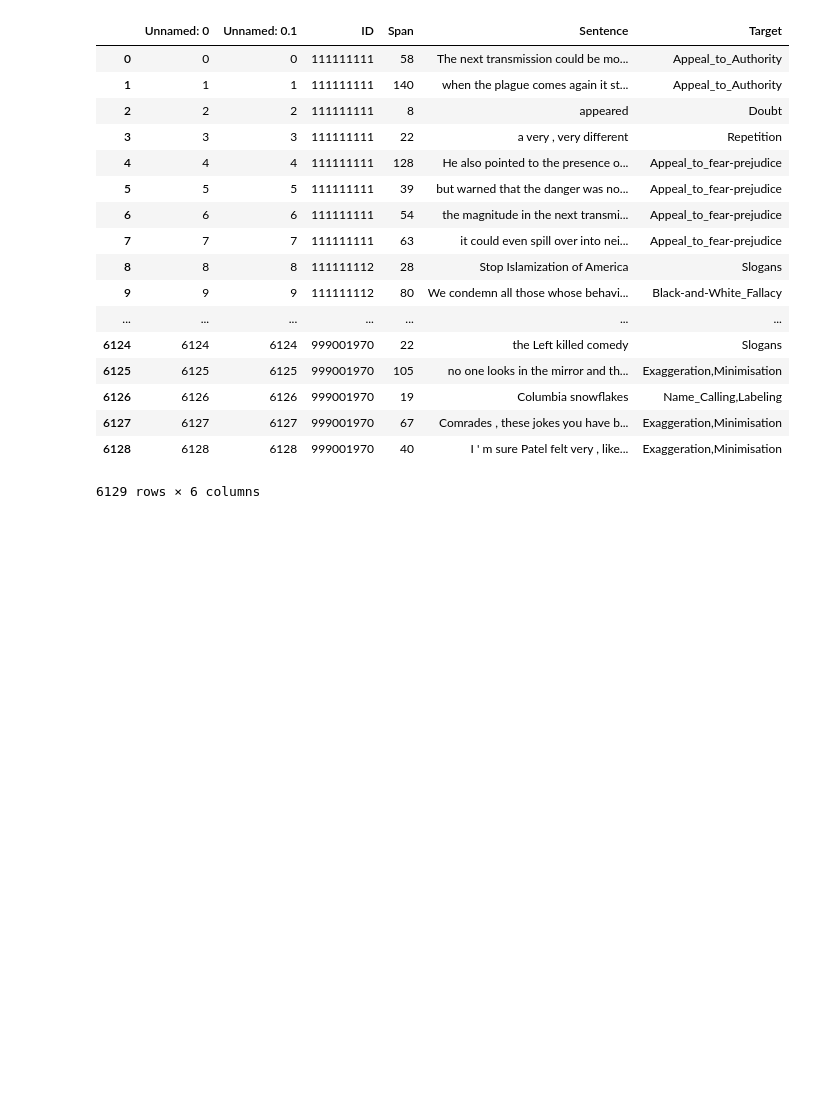
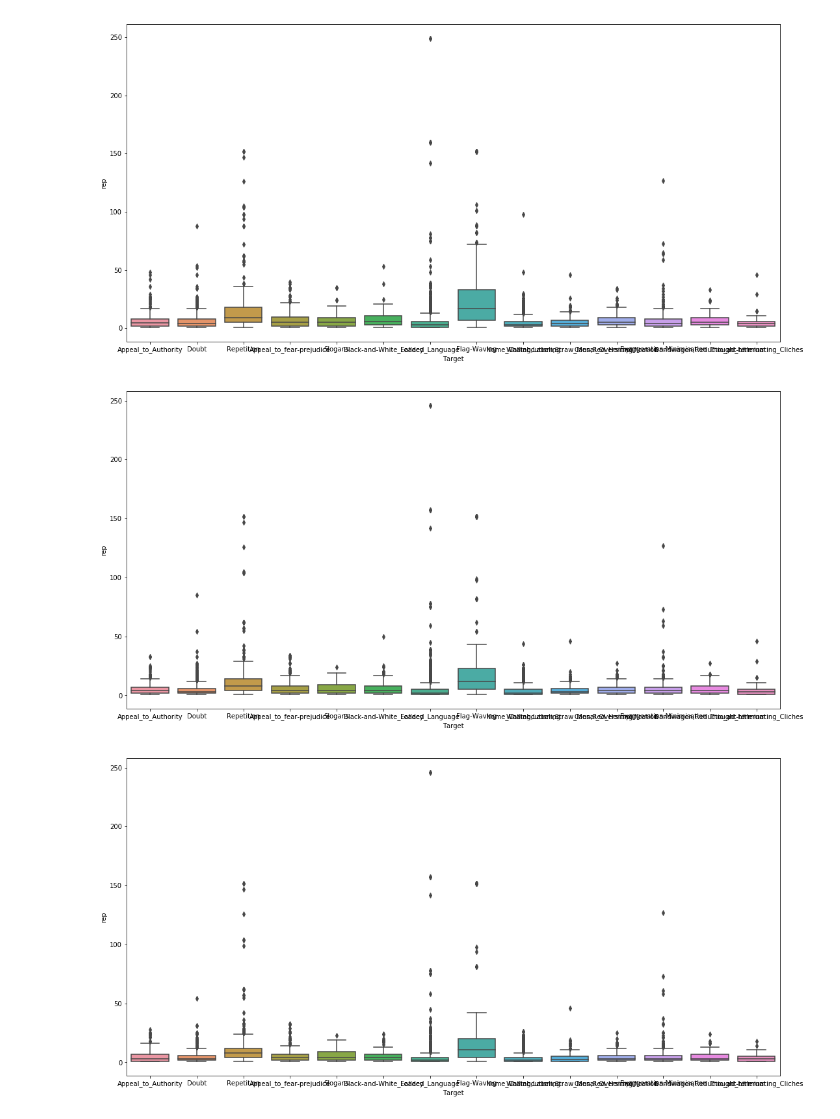
Before and after one commit to harel-coffee/News-Propaganda-Detection-auto, a Jupyter notebook: Feat_Ext.ipynb, the cells around one changed output. Cells and saved outputs as stored; diff of their text form; code cells hidden in the pictures; blank space fills up the shorter version.

```diff
--- a/Feat_Ext.ipynb
+++ b/Feat_Ext.ipynb
@@ -6,24 +8,13 @@ import string
 # %%
 train=pd.read_csv('datasets/train.csv')
 fuzz=pd.read_csv('datasets/Fuzz_table.csv')
-# %%
-fuzz
-# %% [output]
-|  | Unnamed: 0 | Unnamed: 0.1 | ID | Span | Sentence | Target |
-| 0 | 0 | 0 | 111111111 | 58 | The next transmission could be mo... | Appeal_to_Authority |
-| 1 | 1 | 1 | 111111111 | 140 | when the plague comes again it st... | Appeal_to_Authority |
-| 2 | 2 | 2 | 111111111 | 8 | appeared | Doubt |
-| 3 | 3 | 3 | 111111111 | 22 | a very , very different | Repetition |
-| 4 | 4 | 4 | 111111111 | 128 | He also pointed to the presence o... | Appeal_to_fear-prejudice |
-| 5 | 5 | 5 | 111111111 | 39 | but warned that the danger was no... | Appeal_to_fear-prejudice |
-| 6 | 6 | 6 | 111111111 | 54 | the magnitude in the next transmi... | Appeal_to_fear-prejudice |
-| 7 | 7 | 7 | 111111111 | 63 | it could even spill over into nei... | Appeal_to_fear-prejudice |
-| 8 | 8 | 8 | 111111112 | 28 | Stop Islamization of America | Slogans |
-| 9 | 9 | 9 | 111111112 | 80 | We condemn all those whose behavi... | Black-and-White_Fallacy |
-| ... | ... | ... | ... | ... | ... | ... |
-| 6124 | 6124 | 6124 | 999001970 | 22 | the Left killed comedy | Slogans |
-| 6125 | 6125 | 6125 | 999001970 | 105 | no one looks in the mirror and th... | Exaggeration,Minimisation |
-| 6126 | 6126 | 6126 | 999001970 | 19 | Columbia snowflakes | Name_Calling,Labeling |
-| 6127 | 6127 | 6127 | 999001970 | 67 | Comrades , these jokes you have b... | Exaggeration,Minimisation |
-| 6128 | 6128 | 6128 | 999001970 | 40 | I ' m sure Patel felt very , like... | Exaggeration,Minimisation |
-6129 rows × 6 columns
+# %%
+for thresh in range(75,100,5):
+    train['rep']=(fuzz.values>thresh).sum(axis=1)
+    train.groupby('Target')['rep'].describe()
+    plt.figure(figsize=(18,9))
+    sns.boxplot(x='Target',y='rep',data=train[train['rep']>0])
+# %% [output]
+[figure, added]
+[figure, added]
+[figure, added]
```
Also changed, not shown: parts of 4 cells of this notebook, 2 other files.
